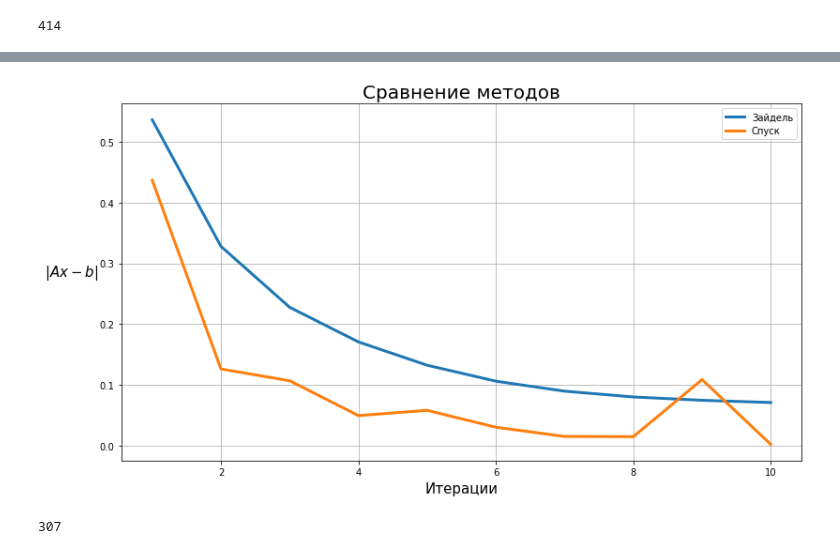
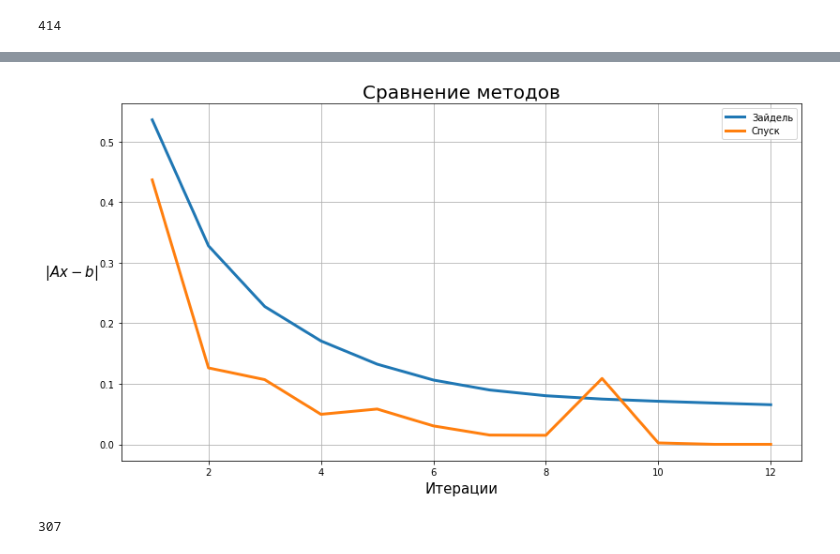
Before and after one commit to hazzus/numanal-hw2, a Jupyter notebook: vis/Graphs.ipynb, the cells around one changed output, grey strips where cells are left out. Drawn from its saved outputs; the diff is of its cells as text; code cells hidden in the pictures.

```diff
--- a/vis/Graphs.ipynb
+++ b/vis/Graphs.ipynb
@@ -79,17 +79,19 @@ len(descent_random)
+# %%
+minlen_random = min(list(map(len, [seidel_random, descent_random])))
 # %%
 fig, axs = plt.subplots(1, 1, figsize=(13, 7))
 
-plt.plot(range(minlen)[1:], seidel_random[1:len(descent_random)], label='Зайдель', linewidth=3)
-plt.plot(range(len(descent_random))[1:], descent_random[1:], label='Спуск', linewidth=3)
+plt.plot(range(minlen_random)[1:], seidel_random[1:minlen_random], label='Зайдель', linewidth=3)
+plt.plot(range(minlen_random)[1:], descent_random[1:minlen_random], label='Спуск', linewidth=3)
 plt.ylabel('$|Ax - b|$', rotation=0, fontsize=15, labelpad=30)
 plt.xlabel('Итерации', rotation=0, fontsize=15, labelpad=5)
 plt.title('Сравнение методов', fontsize=20)
 plt.legend()
 plt.grid(True)
 
 plt.savefig('./graphs/randomNew.png', dpi=300)
 # %% [output]
-[figure, old version]
+[figure, new version]
 # %%
 with open('../task3/iterations_hilbert') as f:
     seidel_hilbert = list(map(float, f.read().split()))
```
Also changed, not shown: parts of 8 cells of this notebook, 3 other files.
